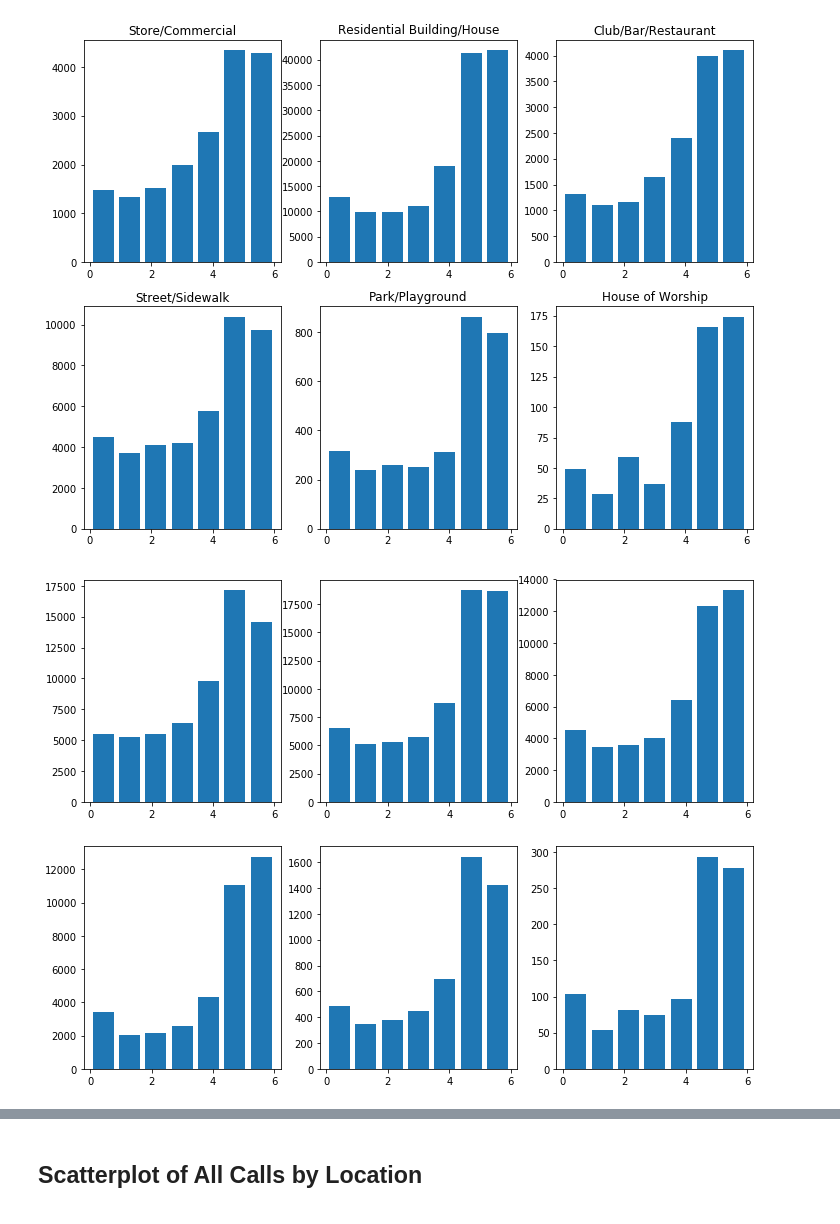
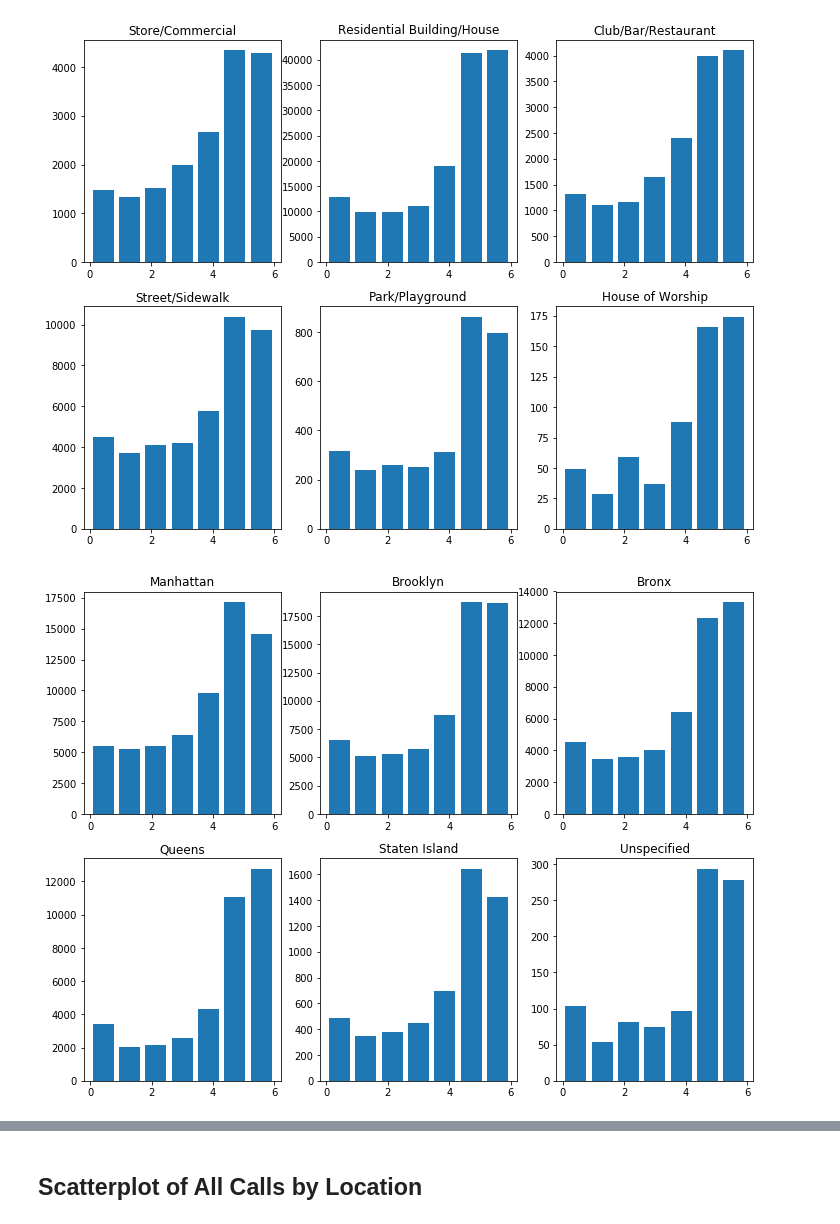
Before and after one commit to TrifectaIII/Data-Science-Final, a Jupyter notebook: DataScienceFinal.ipynb, the cells around one changed output, grey strips where cells are left out. Drawn from its saved outputs; the diff is of its cells as text; code cells hidden in the pictures.

```diff
--- a/DataScienceFinal.ipynb
+++ b/DataScienceFinal.ipynb
@@ -339,19 +329,25 @@ plt.show()
 # %%
 fig = plt.figure()
 
 ax1 = fig.add_subplot(2, 3, 1)
 ax1.hist(man['WeekdayInt'], bins = 7, rwidth = 0.8)
+ax1.set_title('Manhattan')
 ax2 = fig.add_subplot(2, 3, 2)
 ax2.hist(bro['WeekdayInt'], bins = 7, rwidth = 0.8)
+ax2.set_title('Brooklyn')
 ax3 = fig.add_subplot(2, 3, 3)
 ax3.hist(brx['WeekdayInt'], bins = 7, rwidth = 0.8)
+ax3.set_title('Bronx')
 ax4 = fig.add_subplot(2, 3, 4)
 ax4.hist(que['WeekdayInt'], bins = 7, rwidth = 0.8)
+ax4.set_title('Queens')
 ax5 = fig.add_subplot(2, 3, 5)
 ax5.hist(sta['WeekdayInt'], bins = 7, rwidth = 0.8)
+ax5.set_title('Staten Island')
 ax6 = fig.add_subplot(2, 3, 6)
 ax6.hist(uns['WeekdayInt'], bins = 7, rwidth = 0.8)
+ax6.set_title('Unspecified')
 
 plt.show()
 # %% [output]
-[figure, old version]
+[figure, new version]
```
Also changed, not shown: parts of 16 cells of this notebook.
